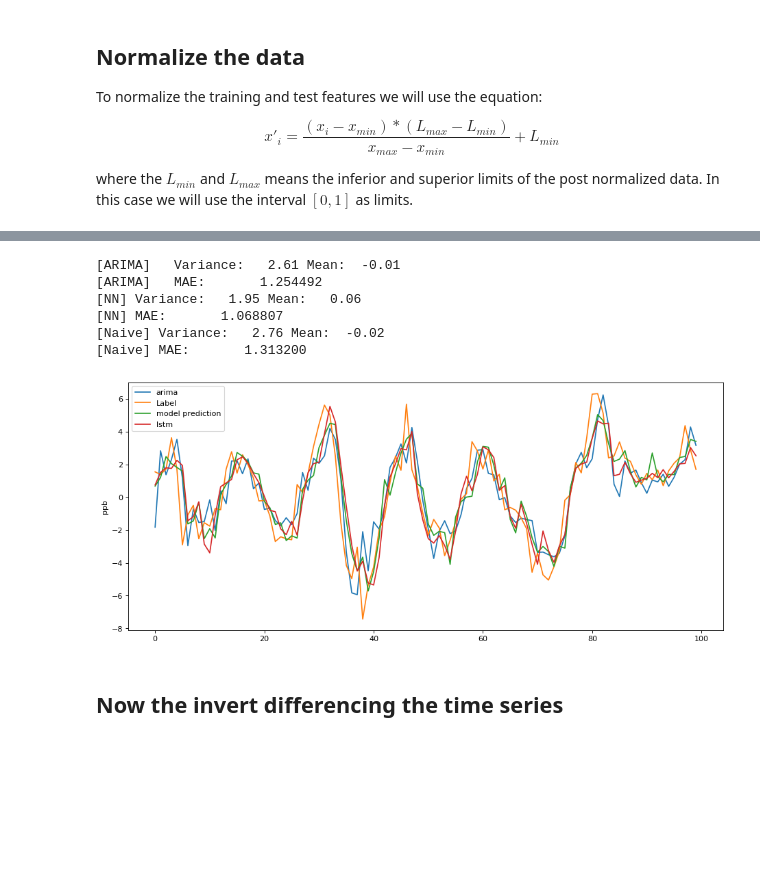
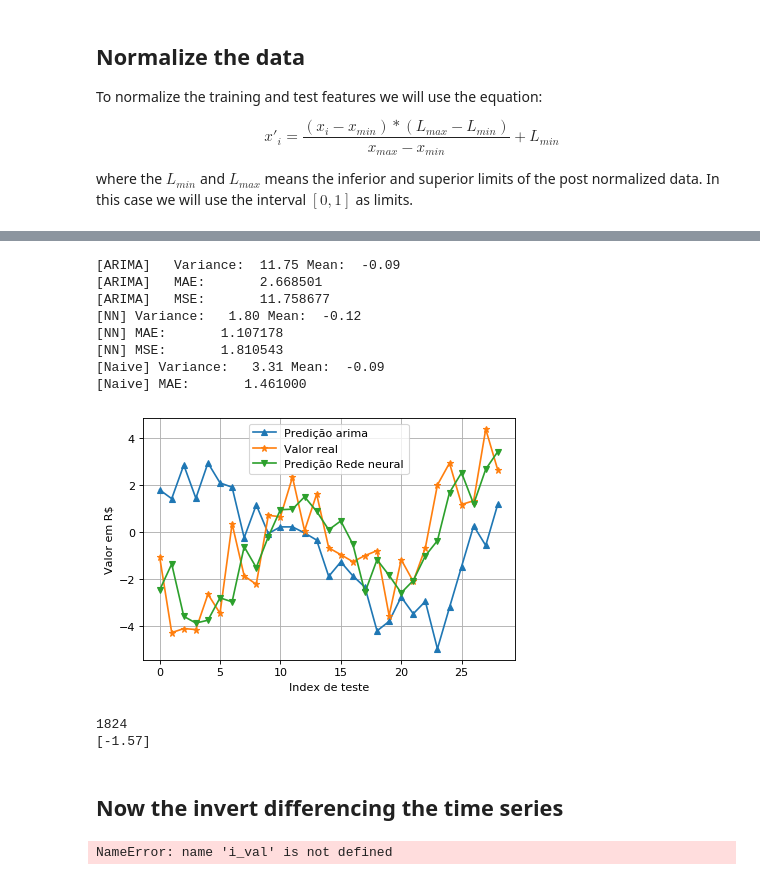
Before and after one commit to rodgdutra/Neural_network, a Jupyter notebook: time_series_bovespa/ibov_time_series.ipynb, the cells around one changed output, grey strips where cells are left out. Saved outputs shown, nothing was run; the diff lists cells and outputs as text; code cells hidden in the pictures; blank space fills up the shorter version.

```diff
--- a/time_series_bovespa/ibov_time_series.ipynb
+++ b/time_series_bovespa/ibov_time_series.ipynb
@@ -517,12 +530,12 @@ As the temperature and frequency offset data are time-series select
 # Generating the autocorrelation to each lag
 price = np.array(price).flatten()
 volume = np.array(volume,dtype=float).flatten()
-lag = 5
+lag = 8
 price_test  = np.array(price[lag:]) - np.array(price[:-lag])
 volume_test = np.array(volume[lag:]) - np.array(volume[:-lag])
 x = np.array(price[lag:]) - np.array(price[:-lag])
 x1 = x
-lag = np.arange(1,100,1)
+lag = np.arange(1,500,1)
 start = lag[-1]
 end = len(x)
 R = [x[start - i : end - i] for i in lag]
@@ -531,7 +544,7 @@ R2 = [R1[0] for i in lag]
 r = np.corrcoef(R1,R)
 corr = np.abs(r[0][len(lag):])
 print("Absolute  cross correlation is bigger than 0.7 for the lags:")
-print(np.where(corr > 0.4))
+print(np.where(corr > 0.8))
 
 temp_dist_corr = np.array([dist_corr(i[0],i[1])/2 for i in zip(R2,R)])
 print(np.where(temp_dist_corr > 0.5))
@@ -558,7 +582,7 @@ TIC 8.60827928714531
 # %%
 # Appliying the difference in all features
 lag = 8
-if lag > 1 :
+if lag > 0 :
     price_test = np.array(price[lag:]) - np.array(price[:-lag])
     open_test  = np.array(open_p[lag:]) - np.array(open_p[:-lag])
     low_test   = np.array(low[lag:]) - np.array(low[:-lag])
@@ -944,69 +955,88 @@ plt.show()
 # %%
-y_train   = y_train.flatten()
-y_train   = y_train.tolist()
+arima_y   = y_train.flatten()
+arima_y   = y_train.tolist()
 # %%
 # Defining the prediction model
 
 arima_pred = list()
 
 
-pred_scope  = 40
-pred_size   = 100
-buffer      = y_train[-1*pred_scope:]
+pred_scope  = 1500
+pred_size   = 30
+buffer      = arima_y[-1*pred_scope:]
 y_arima     = []
 for i in range(0,pred_size):
     arima_model = ARIMA(buffer, order=(p_order,d_order,q_order))
     arima_fit   = arima_model.fit(disp=0)
     arima_pred  = arima_fit.forecast(1)[0]
     buffer[:pred_scope-1]   = buffer[1:]
-    buffer[-1] = y_test[i]
+    buffer[-1] = arima_y[i]
     y_arima.append(arima_pred)
 # %%
 plot_size = len(y_arima)
 yh_test_r = y_test.flatten()
 yh_test_p = yh_test_r[:plot_size]
 y_nn_p    = y_nn[:plot_size]
-y_lstm_p    = y_lstm[:plot_size]
+# y_lstm_p    = y_lstm[:plot_size]
 
 # ARIMA results
 y_arima = np.array(y_arima).flatten()
 naive = np.concatenate(([0],yh_test_p[:-1]))
-fig = plt.figure(figsize=(14, 6), dpi= 80, facecolor='w', edgecolor='k')
-plt.plot(np.arange(0, len(y_arima)), y_arima, label="arima")
-plt.plot(np.arange(0, len(yh_test_p)), yh_test_p, label="Label")
-plt.plot(np.arange(0, len(y_nn_p)), y_nn_p, label="model prediction")
-plt.plot(np.arange(0, len(y_nn_p)), y_lstm_p, label="lstm")
-# plt.plot(np.arange(0, len(y_nn_p)), naive, label="naive prediction")
+fig = plt.figure(figsize=(6, 4), dpi= 80, facecolor='w', edgecolor='k')
+plt.plot(np.arange(0, len(y_arima[1:])), y_arima[1:], '^-',label="Predição arima")
+plt.plot(np.arange(0, len(yh_test_p[1:])), yh_test_p[1:], '*-',label="Valor real")
+plt.plot(np.arange(0, len(y_nn_p[1:])), y_nn_p[1:], 'v-',label="Predição Rede neural")
+# plt.plot(np.arange(0, len(y_nn_p)), y_lstm_p, label="lstm")
+# plt.plot(np.arange(0, len(y_nn_p[1:])), naive[1:], label="naive prediction")
+plt.grid('on')
 plt.legend()
-plt.ylabel("ppb")
+plt.ylabel("Valor em R$")
+plt.xlabel('Index de teste')
 
 # Holdover error
 arima_err = y_arima - yh_test_p
 y_nn_temp_err = y_nn_p - yh_test_p
 naive_err = naive -  yh_test_p
 # 100 step error
 print("[ARIMA]   Variance: %6.2f Mean: %6.2f"%(np.var(arima_err), np.mean(arima_err)))
 print("[ARIMA]   MAE:       %f " %mean_absolute_error(y_arima, yh_test_p))
+print("[ARIMA]   MSE:       %f " %mean_squared_error(y_arima,yh_test_p))
 
 print(
     "[NN] Variance: %6.2f Mean: %6.2f"
     % (np.var(y_nn_temp_err), np.mean(y_nn_temp_err))
 )
 print("[NN] MAE:       %f " % mean_absolute_error(y_nn_p, yh_test_p))
+print("[NN] MSE:       %f " % mean_squared_error(y_nn_p, yh_test_p))
 
+
+# print(
+#     "[lstm] Variance: %6.2f Mean: %6.2f"
+#     % (np.var(y_lstm_err), np.mean(y_lstm_err))
+# )
+# print("[lstm] MAE:       %f " % mean_absolute_error(y_lstm_p, yh_test_p))
+# print("[lstm] MSE:       %f " % mean_squared_error(y_lstm_p, yh_test_p))
 print(
     "[Naive] Variance: %6.2f Mean: %6.2f"
     % (np.var(naive_err), np.mean(naive_err))
 )
 print("[Naive] MAE:       %f " % mean_absolute_error(naive, yh_test_p))
 # %% [output]
-[ARIMA]   Variance:   2.61 Mean:  -0.01
-[ARIMA]   MAE:       1.254492
-[NN] Variance:   1.95 Mean:   0.06
-[NN] MAE:       1.068807
-[Naive] Variance:   2.76 Mean:  -0.02
-[Naive] MAE:       1.313200
+[ARIMA]   Variance:  11.75 Mean:  -0.09
+[ARIMA]   MAE:       2.668501
+[ARIMA]   MSE:       11.758677
+[NN] Variance:   1.80 Mean:  -0.12
+[NN] MAE:       1.107178
+[NN] MSE:       1.810543
+[Naive] Variance:   3.31 Mean:  -0.09
+[Naive] MAE:       1.461000
-[figure, old version]
+[figure, new version]
+# %%
+print(i_test[0])
+print(y_test[0])
+# %% [output]
+1824
+[-1.57]
 # %% [markdown]
 ## Now the invert differencing the time series
 # %%
@@ -1015,7 +1045,7 @@ lag = 8
 y_arima_p = y_arima
 split_id    = i_val.max() + N + 1 + lag
 past_period = series[split_id-lag:split_id]
-y_lstm_p[:lag]      = past_period + y_lstm[:lag]
+# y_lstm_p[:lag]      = past_period + y_lstm[:lag]
 y_nn_p[:lag]      = past_period + y_nn[:lag]
 y_arima_p[:lag]   = past_period + y_arima[:lag]
 yh_test_p[:lag]      = past_period +yh_test_p[:lag]
@@ -1024,9 +1054,11 @@ true_labels = series[split_id:split_id+pred_size]
 for i in range(lag,pred_size):
     past_value = series[split_id-lag+i]
     y_nn_p[i]  = y_nn_p[i] + past_value
-    y_lstm_p[i]  = y_lstm_p[i] + past_value
+#     y_lstm_p[i]  = y_lstm_p[i] + past_value
     y_arima_p[i] = y_arima_p[i] + past_value
     yh_test_r[i]   = yh_test_r[i] + past_value
+# %% [output]
+NameError: name 'i_val' is not defined
 # %%
 # ARIMA results
 y_arima = np.array(y_arima).flatten()
```
Also changed, not shown: parts of 22 cells of this notebook.
